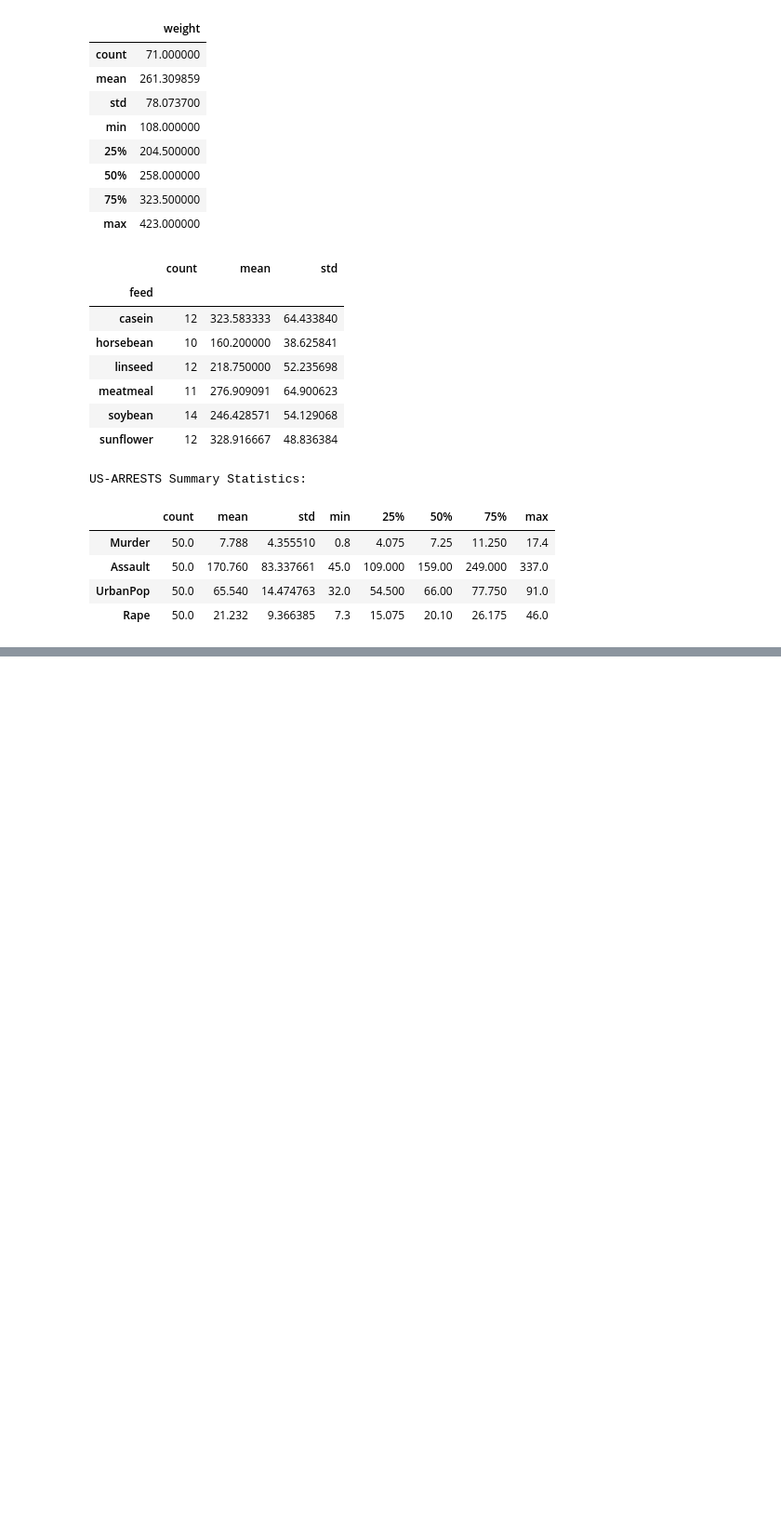
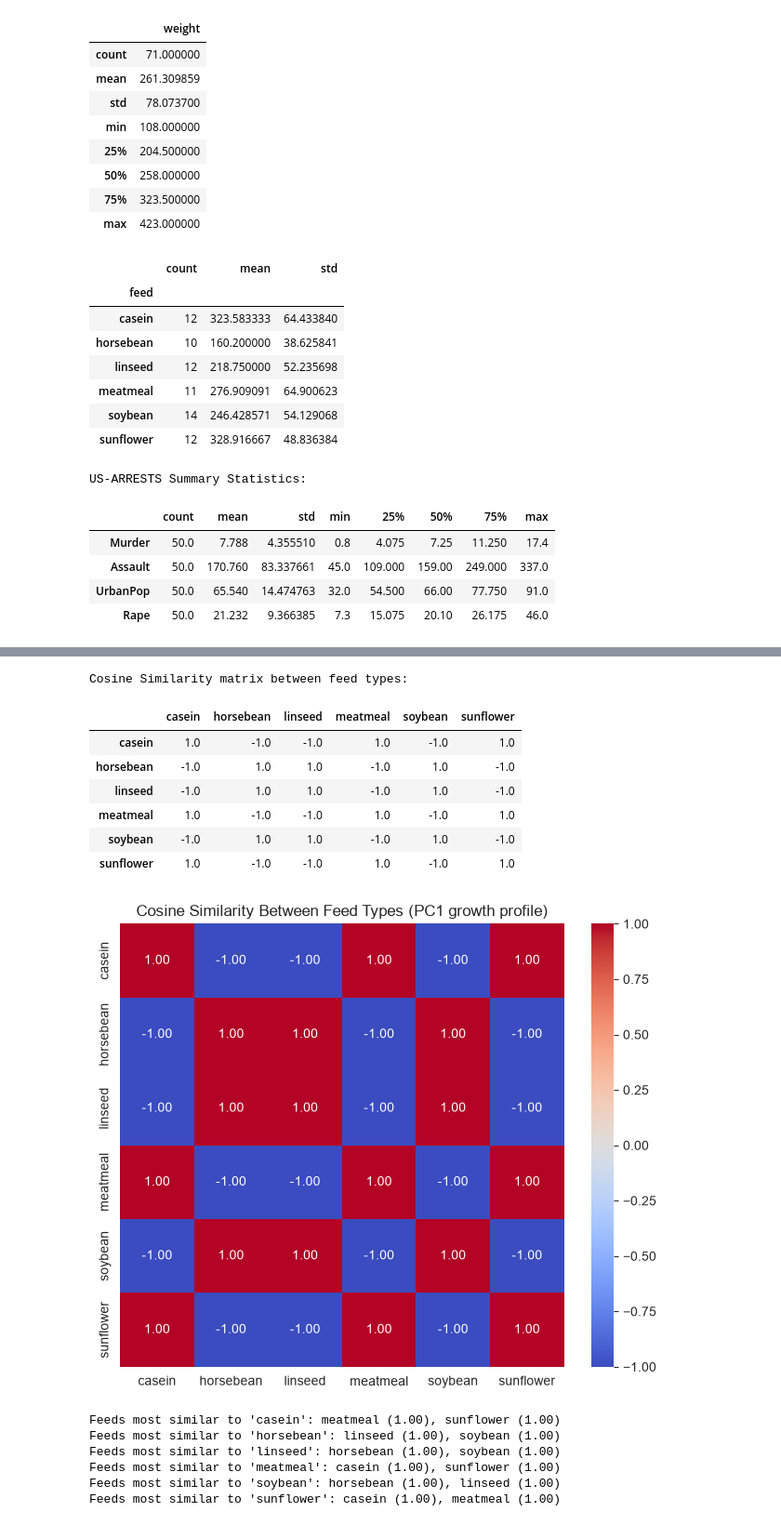
Before and after one commit to Sylvan-Joel-DDS/DataVine_Analytics, a Jupyter notebook: Notebook/DataVine_Analytics.ipynb, the cells around one changed output, grey strips where cells are left out. Shown at 93% size. Cells and saved outputs as stored; diff of their text form; code cells hidden in the pictures; blank space fills up the shorter version.

```diff
--- a/Notebook/DataVine_Analytics.ipynb
+++ b/Notebook/DataVine_Analytics.ipynb
@@ -232,0 +388,14 @@ US-ARRESTS Summary Statistics:
+# %%
+# 2. Apply PCA to reduce data to one principal component
+pca_chick = PCA(n_components=1, random_state=RANDOM_STATE)
+chickwts["pc1"] = pca_chick.fit_transform(chickwts[["weight_scaled"]])
+print(f"\nExplained variance ratio of PC1: {pca_chick.explained_variance_ratio_[0]:.3f}")
+
+# Build a per-feed profile (mean standardized weight / PC1 score) as the feed's "signature"
+feed_profile = chickwts.groupby("feed").agg(
+    mean_weight = ("weight", "mean"),
+    mean_scaled_weight = ("weight_scaled", "mean"),
+    mean_pc1 = ("pc1", "mean"),
+    n_chicks = ("weight", "count")
+).reset_index()
+display(feed_profile.sort_values("mean_weight", ascending=False))
@@ -232,0 +411,48 @@ US-ARRESTS Summary Statistics:
+# %%
+# 3. Compute cosine similarity between different feed types (based on PC1 profile)
+feed_name = feed_profile["feed"].values
+feed_matrix = feed_profile[["mean_pc1"]].values
+
+similarity_matrix = cosine_similarity(feed_matrix)
+similarity_df = pd.DataFrame(
+    similarity_matrix,
+    index=feed_name,
+    columns=feed_name
+)
+
+print("Cosine Similarity matrix between feed types:")
+display(similarity_df.round(3))
+
+plt.figure(figsize=(6.5, 5.5))
+sns.heatmap(similarity_df, annot=True, cmap="coolwarm", vmin=-1, vmax=1, fmt=".2f")
+plt.title("Cosine Similarity Between Feed Types (PC1 growth profile)")
+plt.tight_layout()
+plt.show()
+# %% [output]
+Cosine Similarity matrix between feed types:
+|  | casein | horsebean | linseed | meatmeal | soybean | sunflower |
+| casein | 1.0 | -1.0 | -1.0 | 1.0 | -1.0 | 1.0 |
+| horsebean | -1.0 | 1.0 | 1.0 | -1.0 | 1.0 | -1.0 |
+| linseed | -1.0 | 1.0 | 1.0 | -1.0 | 1.0 | -1.0 |
+| meatmeal | 1.0 | -1.0 | -1.0 | 1.0 | -1.0 | 1.0 |
+| soybean | -1.0 | 1.0 | 1.0 | -1.0 | 1.0 | -1.0 |
+| sunflower | 1.0 | -1.0 | -1.0 | 1.0 | -1.0 | 1.0 |
+[figure, added]
+# %%
+# 4. Recomend similar feeds based on similarity scores
+def recommend_similar_feeds(feed_name, top_n=2):
+    """Return the top_n most similar to feed_name by cosine similarity."""
+    scores = similarity_df[feed_name].drop(index=feed_name).sort_values(ascending=False)
+    return scores.head(top_n)
+
+for feed in feed_name:
+    recs = recommend_similar_feeds(feed, top_n=2)
+    rec_str = ", ".join([f"{name} ({score:.2f})" for name, score in recs.items()])
+    print(f"Feeds most similar to '{feed}': {rec_str}")
+# %% [output]
+Feeds most similar to 'casein': meatmeal (1.00), sunflower (1.00)
+Feeds most similar to 'horsebean': linseed (1.00), soybean (1.00)
+Feeds most similar to 'linseed': horsebean (1.00), soybean (1.00)
+Feeds most similar to 'meatmeal': casein (1.00), sunflower (1.00)
+Feeds most similar to 'soybean': horsebean (1.00), linseed (1.00)
+Feeds most similar to 'sunflower': casein (1.00), meatmeal (1.00)
```
Also changed, not shown: parts of 27 cells of this notebook, 1 other file.
